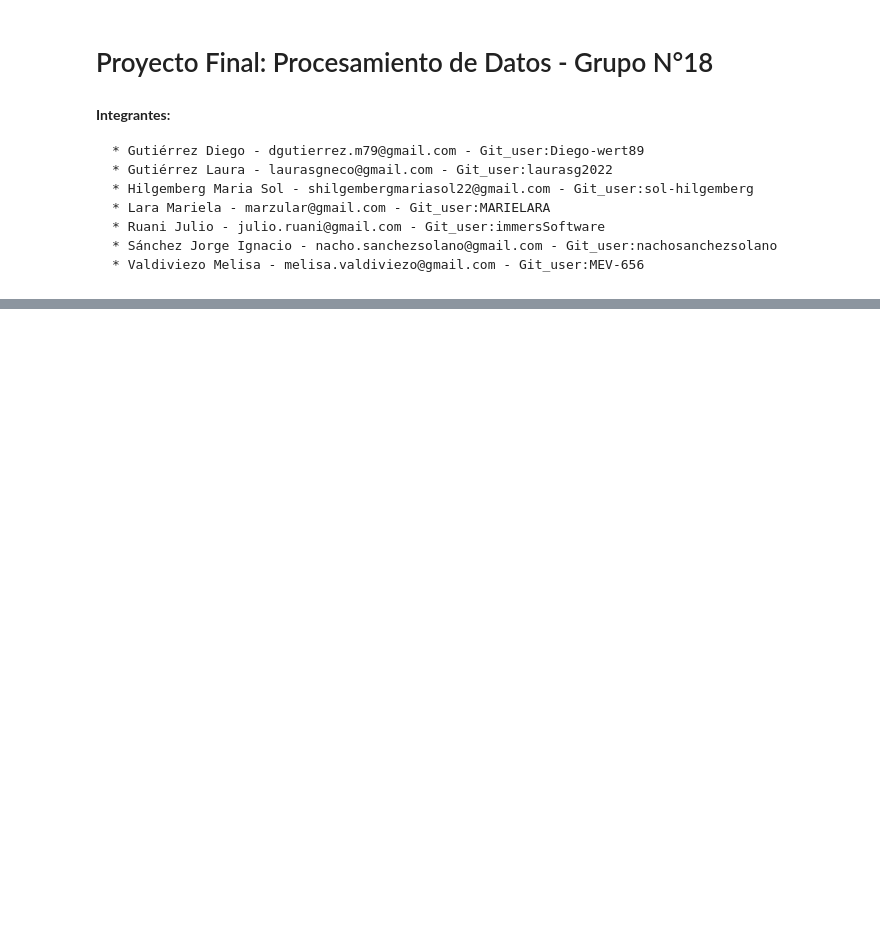
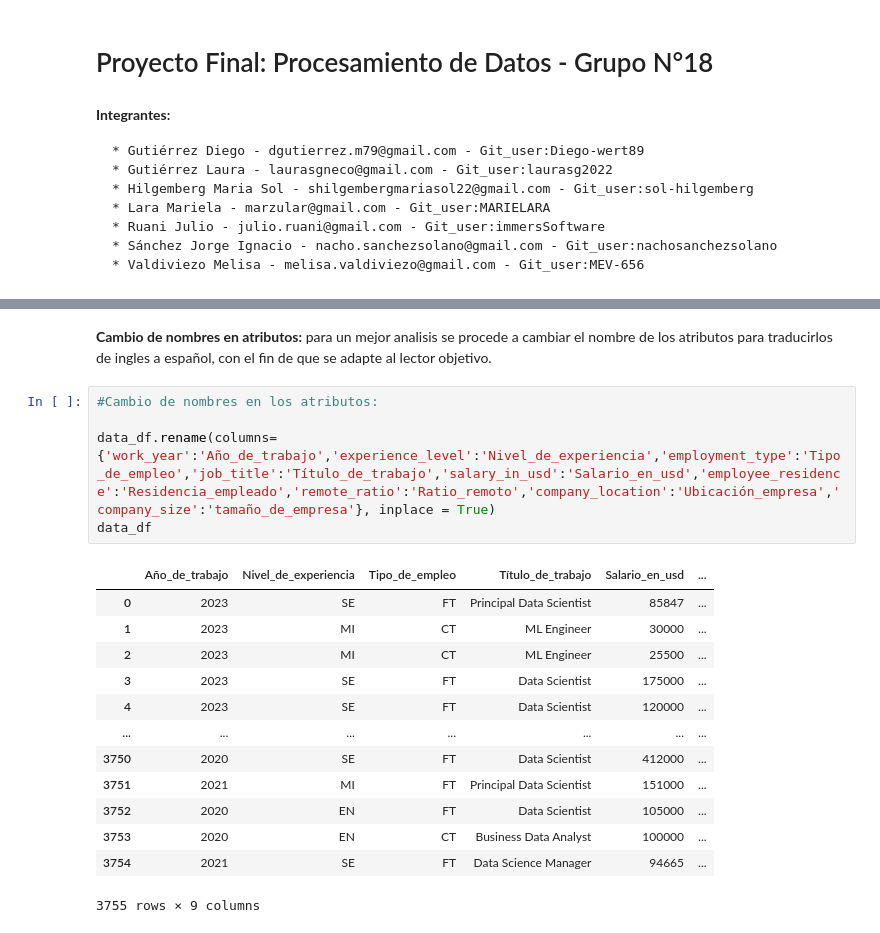
Before and after one commit to Diego-wert89/GrupoN18-PD, a Jupyter notebook: Notebook_code/Proyecto_final_grupo_n18.ipynb, the cells around one changed output, grey strips where cells are left out. Cells and saved outputs as stored; diff of their text form; blank space fills up the shorter version.

```diff
--- a/Notebook_code/Proyecto_final_grupo_n18.ipynb
+++ b/Notebook_code/Proyecto_final_grupo_n18.ipynb
@@ -37,0 +158,21 @@ data_df.head(10)
+# %% [markdown]
+**Cambio de nombres en atributos:** para un mejor analisis se procede a cambiar el nombre de los atributos para traducirlos de ingles a español, con el fin de que se adapte al lector objetivo.
+# %%
+#Cambio de nombres en los atributos:
+
+data_df.rename(columns={'work_year':'Año_de_trabajo','experience_level':'Nivel_de_experiencia','employment_type':'Tipo_de_empleo','job_title':'Título_de_trabajo','salary_in_usd':'Salario_en_usd','employee_residence':'Residencia_empleado','remote_ratio':'Ratio_remoto','company_location':'Ubicación_empresa','company_size':'tamaño_de_empresa'}, inplace = True)
+data_df
+# %% [output]
+|  | Año_de_trabajo | Nivel_de_experiencia | Tipo_de_empleo | Título_de_trabajo | Salario_en_usd | ... |
+| 0 | 2023 | SE | FT | Principal Data Scientist | 85847 | ... |
+| 1 | 2023 | MI | CT | ML Engineer | 30000 | ... |
+| 2 | 2023 | MI | CT | ML Engineer | 25500 | ... |
+| 3 | 2023 | SE | FT | Data Scientist | 175000 | ... |
+| 4 | 2023 | SE | FT | Data Scientist | 120000 | ... |
+| ... | ... | ... | ... | ... | ... | ... |
+| 3750 | 2020 | SE | FT | Data Scientist | 412000 | ... |
+| 3751 | 2021 | MI | FT | Principal Data Scientist | 151000 | ... |
+| 3752 | 2020 | EN | FT | Data Scientist | 105000 | ... |
+| 3753 | 2020 | EN | CT | Business Data Analyst | 100000 | ... |
+| 3754 | 2021 | SE | FT | Data Science Manager | 94665 | ... |
+3755 rows × 9 columns
```
Also changed, not shown: parts of 17 cells of this notebook.
